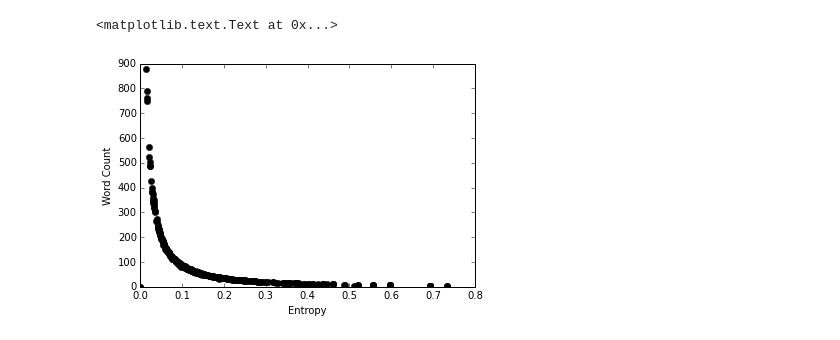
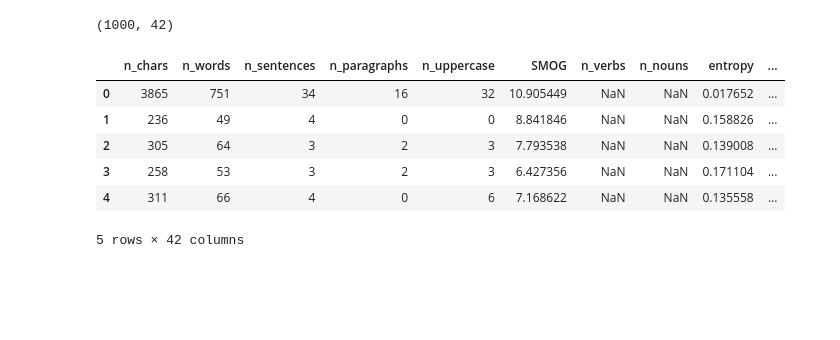
Before and after one commit to nlu-comment-ranker/code, a Jupyter notebook: Feature Extraction - Demo.ipynb, the cells around one changed output. Saved outputs shown, nothing was run; the diff lists cells and outputs as text; code cells hidden in the pictures; blank space fills up the shorter version.

```diff
--- a/Feature Extraction - Demo.ipynb
+++ b/Feature Extraction - Demo.ipynb
@@ -70,10 +88,20 @@ hist(local_comment_count, bins=20);
-# %%
-e = [f.entropy for f in featureList]
-l = [f.n_words for f in featureList]
-
-plot(e,l, 'ko')
-xlabel("Entropy")
-ylabel("Word Count")
-# %% [output]
-<matplotlib.text.Text at 0x...>
-[figure, removed]
+# %%
+import pandas as pd
+colnames = (features.FeatureSet.vars_feature_all
+            + features.FeatureSet.vars_label)
+data_array = array([f.to_list(colnames) for f in featureSets])
+df = pd.DataFrame(data_array, columns=colnames)
+
+# data = df[df.user_local_comment_count > 0]
+data = df
+print data.shape
+data.head()
+# %% [output]
+(1000, 42)
+|  | n_chars | n_words | n_sentences | n_paragraphs | n_uppercase | SMOG | n_verbs | n_nouns | entropy | ... |
+| 0 | 3865 | 751 | 34 | 16 | 32 | 10.905449 | NaN | NaN | 0.017652 | ... |
+| 1 | 236 | 49 | 4 | 0 | 0 | 8.841846 | NaN | NaN | 0.158826 | ... |
+| 2 | 305 | 64 | 3 | 2 | 3 | 7.793538 | NaN | NaN | 0.139008 | ... |
+| 3 | 258 | 53 | 3 | 2 | 3 | 6.427356 | NaN | NaN | 0.171104 | ... |
+| 4 | 311 | 66 | 4 | 0 | 6 | 7.168622 | NaN | NaN | 0.135558 | ... |
+5 rows × 42 columns
```
Also changed, not shown: parts of 10 cells of this notebook.
